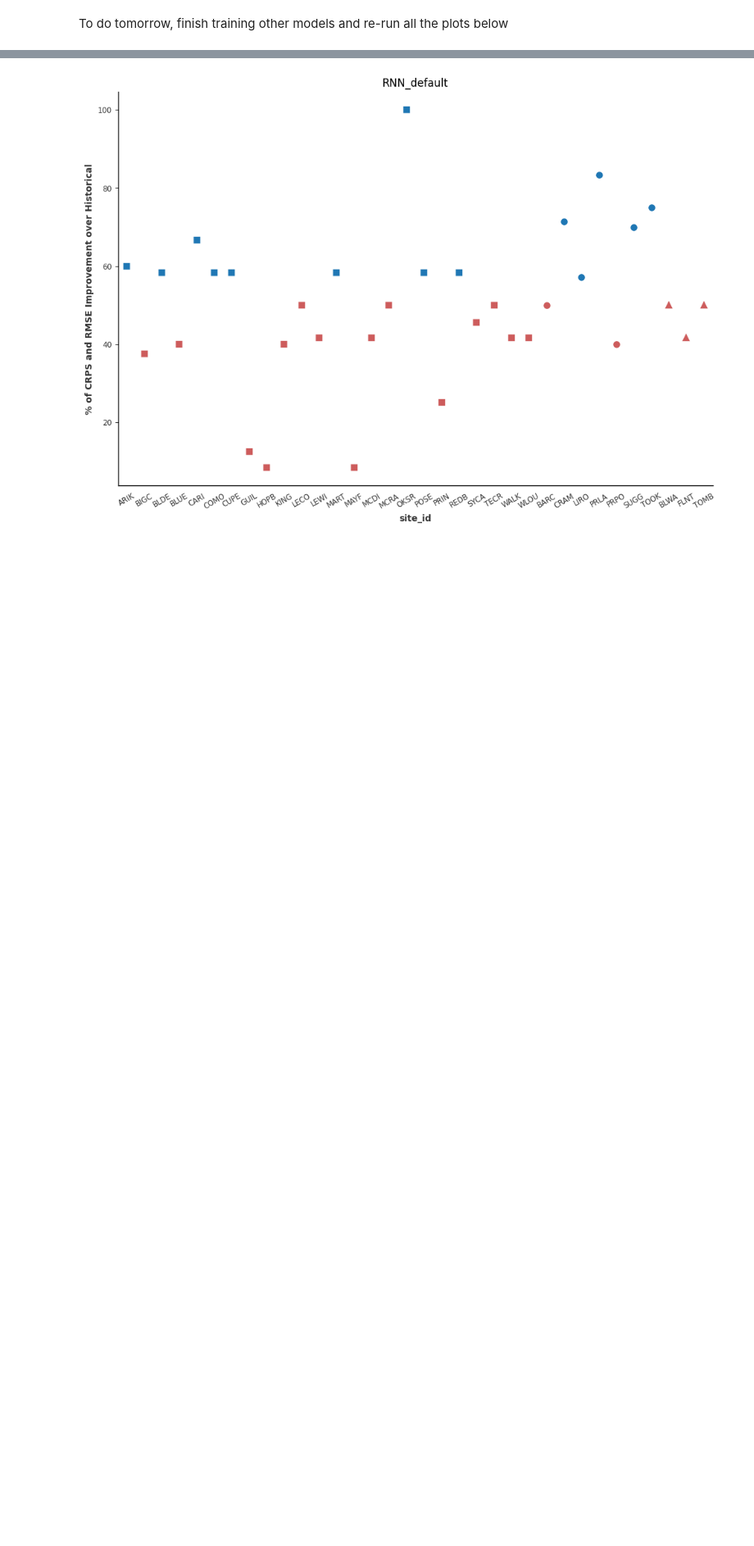
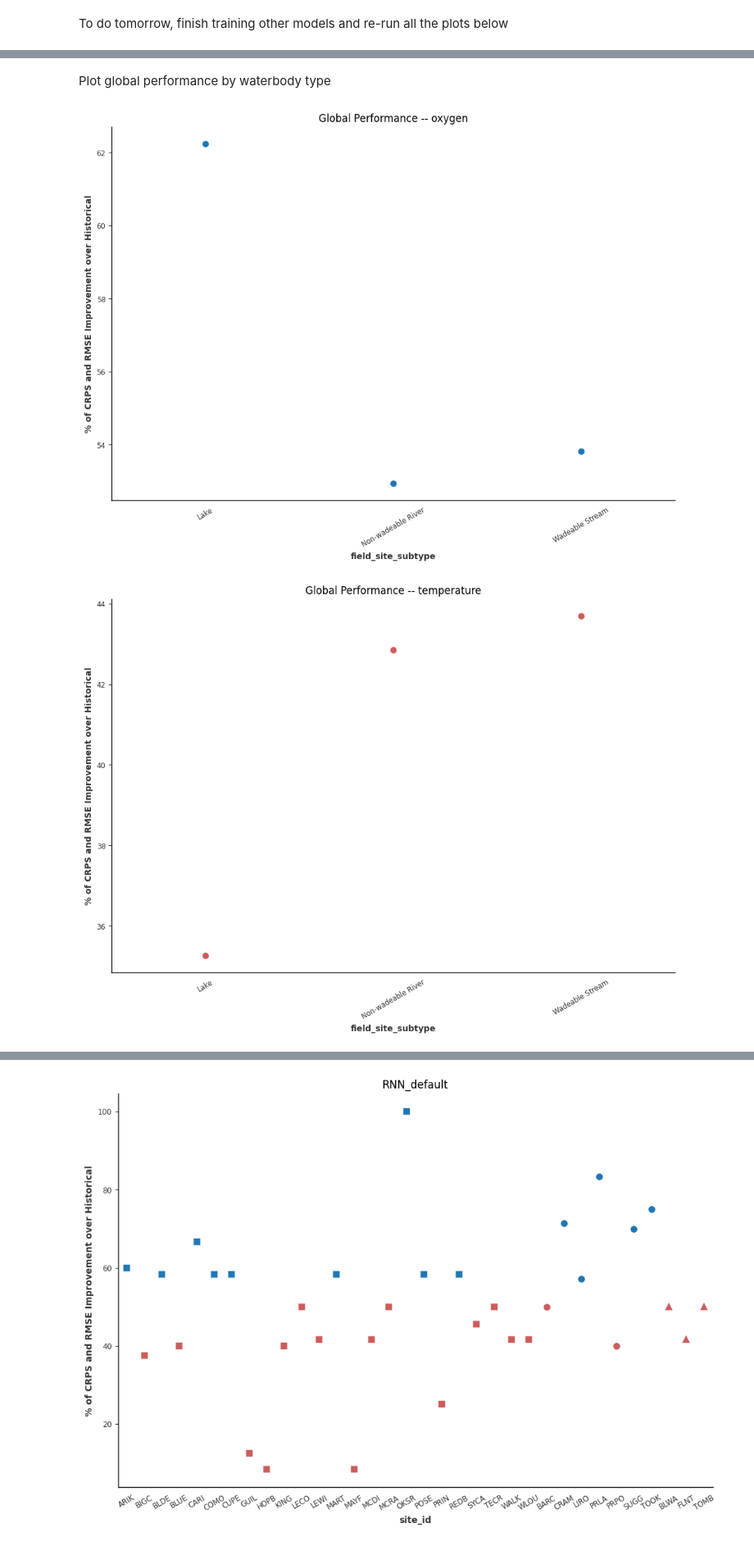
Before and after one commit to boettiger-lab/neon4cast-darts-submit, a Jupyter notebook: plotting_12_11_23.ipynb, the cells around one changed output, grey strips where cells are left out. Shown at 82% size. Saved outputs shown, nothing was run; the diff lists cells and outputs as text; code cells hidden in the pictures; blank space fills up the shorter version.

```diff
--- a/plotting_12_11_23.ipynb
+++ b/plotting_12_11_23.ipynb
@@ -105,0 +92,8 @@ list(merged_df.field_site_subtype.unique())
+# %% [markdown]
+Plot global performance by waterbody type
+# %%
+for target_variable in target_variables:
+    plot_site_type_percentages_global(global_dfs[target_variable], metadata, f'Global Performance -- {target_variable}')
+# %% [output]
+[figure, added]
+[figure, added]
```
Also changed, not shown: parts of 33 cells of this notebook.
